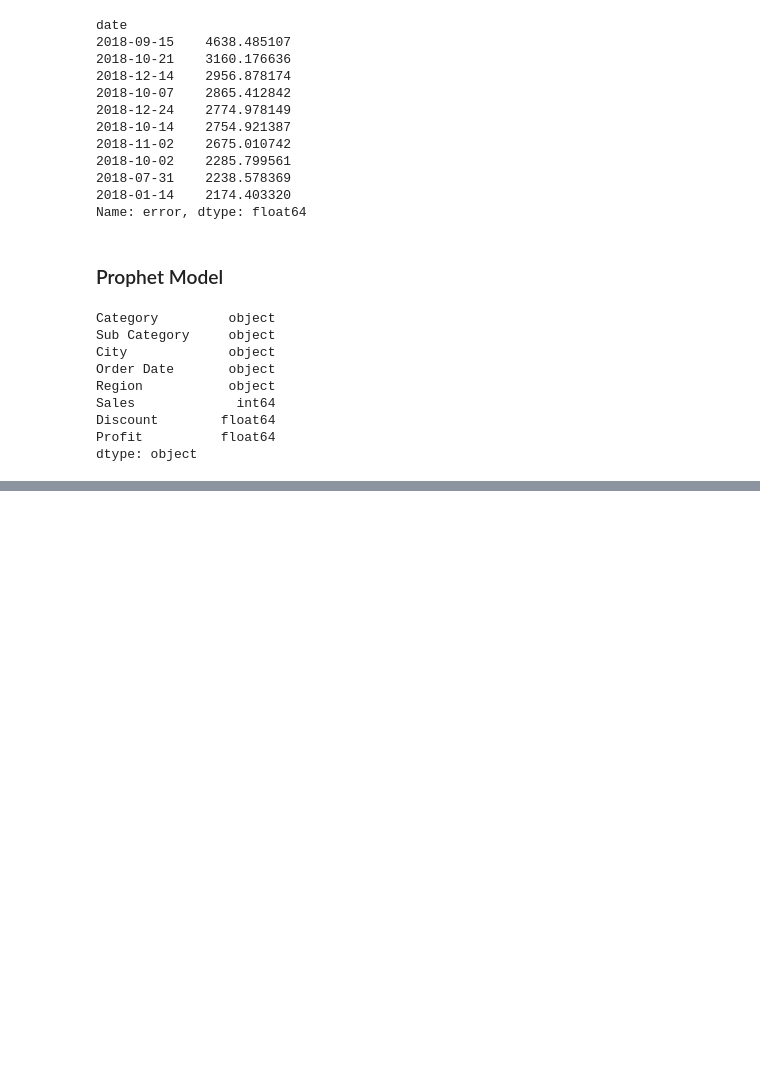
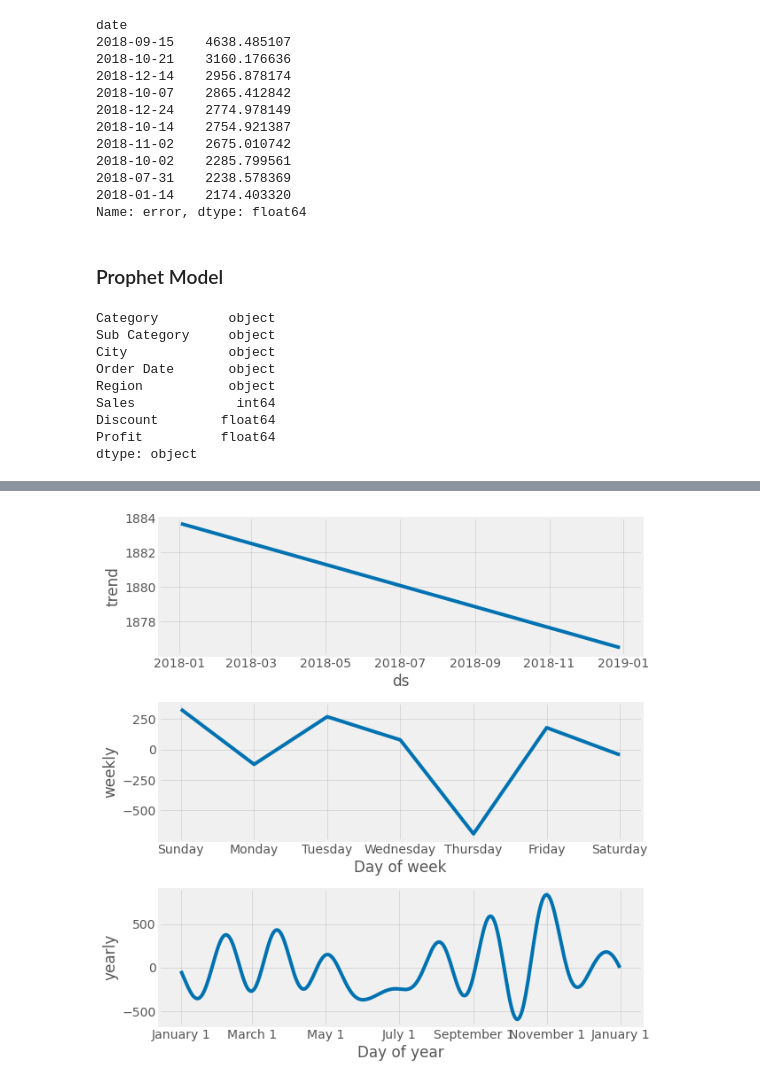
Before and after one commit to ruwzeta/1007FinalProject, a Jupyter notebook: Data Cleaning.ipynb, the cells around one changed output, grey strips where cells are left out. Cells and saved outputs as stored; diff of their text form; code cells hidden in the pictures; blank space fills up the shorter version.

```diff
--- a/Data Cleaning.ipynb
+++ b/Data Cleaning.ipynb
@@ -301,0 +436,5 @@ df2_grouped.index = pd.to_datetime(df2_grouped.index,format="%m-%d-%Y", errors='
+# %%
+fig = model.plot_components(masala_test_fcst)
+plt.show()
+# %% [output]
+[figure, added]
```
Also changed, not shown: parts of 15 cells of this notebook.
